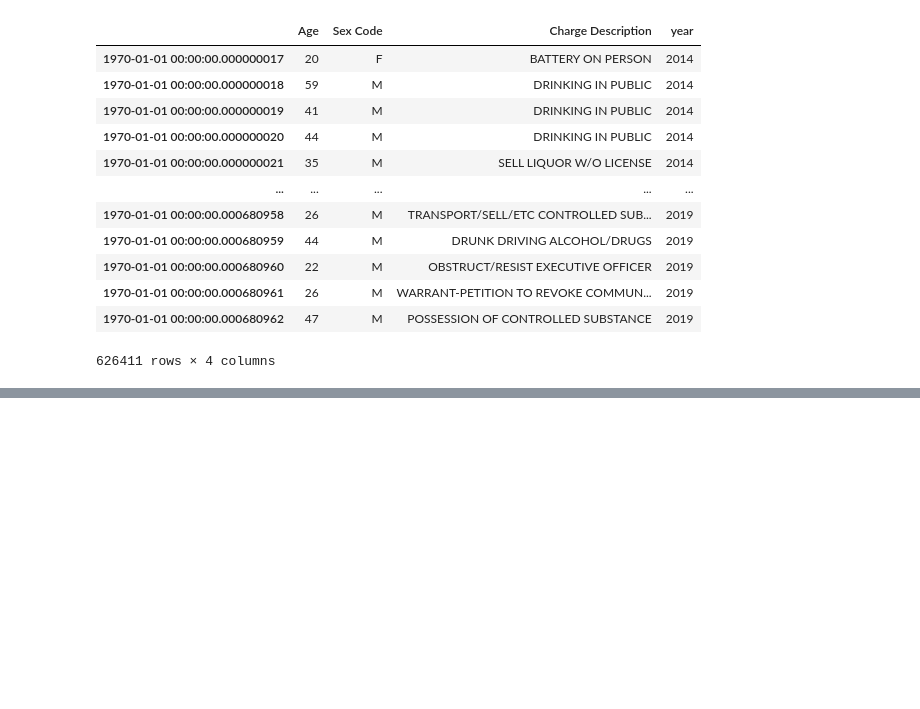
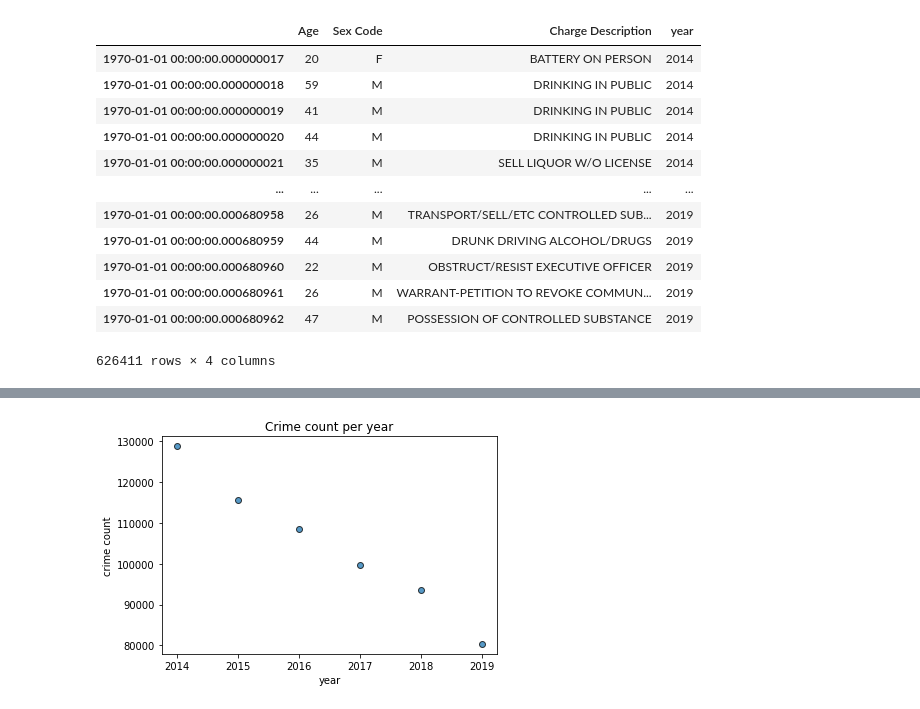
Before and after one commit to dvolz1130/project-one, a Jupyter notebook: Jacqueilne/clean_data .ipynb, the cells around one changed output, grey strips where cells are left out. Saved outputs shown, nothing was run; the diff lists cells and outputs as text; code cells hidden in the pictures; blank space fills up the shorter version.

Commit message:
added graphs

```diff
--- a/Jacqueilne/clean_data .ipynb
+++ b/Jacqueilne/clean_data .ipynb
@@ -9,11 +9,11 @@ import time
 from scipy.stats import linregress
 
 
-La_crime_path='Arrest_Data_from_2010_to_2019.csv'
-La_crime=pd.read_csv(La_crime_path)
+# La_crime_path='Arrest_Data_from_2010_to_2019.csv'
+# La_crime=pd.read_csv(La_crime_path)
 
 
-La_crime_df=pd.DataFrame(La_crime)
+La_crime_df=pd.read_csv("../output/Arrest_Data_from_2010_to_2019.csv")
 La_crime_df
 # %% [output]
 |  | Report ID | Report Type | Arrest Date | Time | Area ID | Area Name | Reporting District | Age | ... |
@@ -126,5 +126,5 @@ drop2.to_csv('Crime_sort_by_year.csv')
 crimes_year_df = drop2.groupby("year").count()
 crimes_year_df.reset_index(inplace=True)
 crimes_year_df = crimes_year_df.drop(columns=["Age", "Sex Code"])
-crimes_year_df.rename(columns={"Charge Description": "Charge count per year"})
+crimes_year_df = crimes_year_df.rename(columns={"Charge Description": "Charge count per year"})
 crimes_year_df.head()
@@ -130,0 +154,12 @@ crimes_year_df.head()
+# %%
+x_value = crimes_year_df["year"]
+y_value = crimes_year_df["Charge count per year"]
+
+plt.scatter(x_value, y_value, edgecolors="black", alpha=0.75)
+
+plt.xlabel("year")
+plt.ylabel("crime count")
+plt.title("Crime count per year")
+plt.show()
+# %% [output]
+[figure, added]
```
Also changed, not shown: parts of 10 cells of this notebook.
